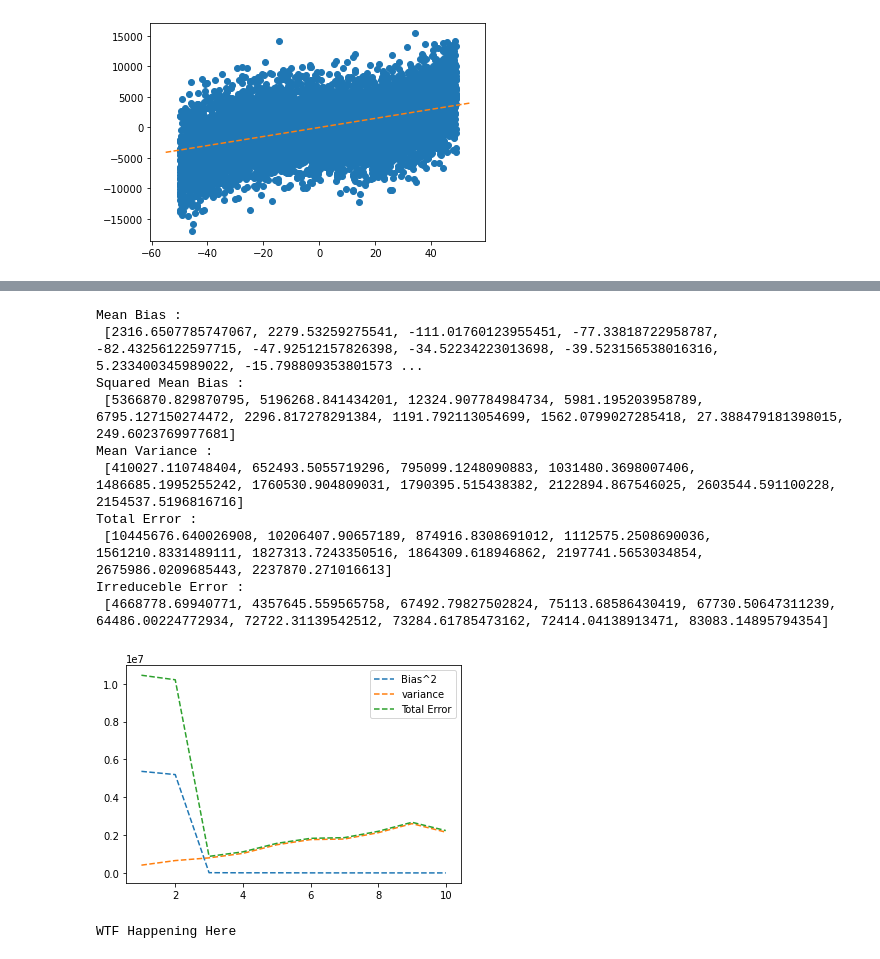
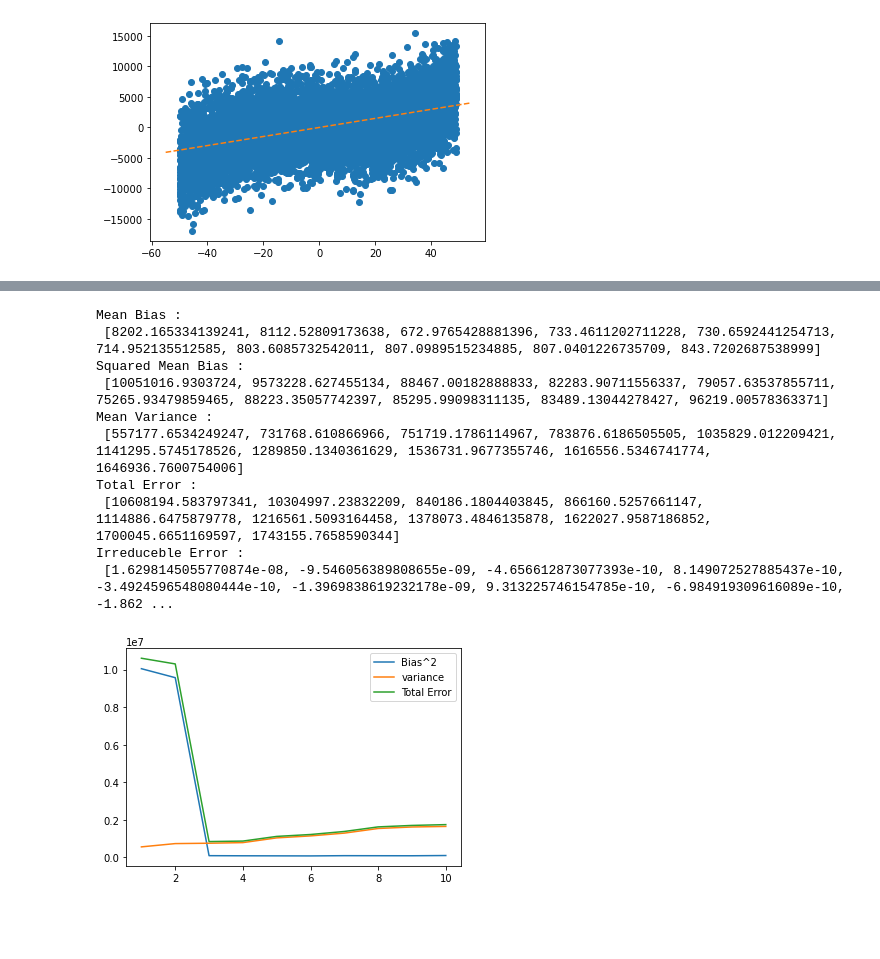
Before and after one commit to Machine-Learning/Linear-Regression, a Jupyter notebook: notebook2.ipynb, the cells around one changed output, grey strips where cells are left out. Drawn from its saved outputs; the diff is of its cells as text; code cells hidden in the pictures; blank space fills up the shorter version.

```diff
--- a/notebook2.ipynb
+++ b/notebook2.ipynb
@@ -86,15 +86,16 @@ y = np.array(temp_y)
 temp_test_x2 = np.array(temp_test_x).reshape(-1,1)
 
 mean_bias = []
+squared_mean_bias = []
 mean_variance = []
 total_polynomials = 10
-data_set = []
 total_error = []
 # irreduceble_error = []
 
 for i in range(1,total_polynomials+1):        # Polynomial loop
     poly_bias = []
     val_mean = 0
+    val_squared_mean = 0
     val_variance = 0
     temp_total_error = 0
     bias = [0 for k in range(1,total_polynomials+1)]
@@ -108,26 +109,27 @@ for i in range(1,total_polynomials+1):        # Polynomial loop
         # plt.plot(temp_test_x2, lin_reg.predict(poly_reg.fit_transform(temp_test_x2)),'o')
         predicted_value = lin_reg.predict(poly_reg.fit_transform(temp_test_x2))
         poly_bias.append(predicted_value)
-        # print('coefficient of determination : ' ,lin_reg.score(X_poly,resampled_y[j]))
-    # below finding bias :
-    for j in range(0,len(temp_test_y)):
+    # finding bias below :
+    for j in range(0,len(poly_bias[0])):
         temp = 0
         for k in range(0,10):
             temp += poly_bias[k][j]
         temp = temp/10
         for k in range(0,10):
-            val_mean +=  ((temp - temp_test_y[j]))
+            val_squared_mean +=  math.pow((temp - temp_test_y[j]),2)
+            val_mean += abs(temp - temp_test_y[j])
     val_mean = val_mean/len(poly_bias[0])
+    val_squared_mean = val_squared_mean/len(poly_bias[0])
     mean_bias.append(val_mean)
+    squared_mean_bias.append(val_squared_mean)
     # variance finding down :
-    data_set.append(poly_bias)
-    for j in range(0,len(temp_test_y)):
+    for j in range(0,len(poly_bias[0])):
         temp = 0
         for k in range(0,10):
             temp += poly_bias[k][j]
         temp = temp/10
         for k in range(0,10):
-            val_variance +=  math.pow((poly_bias[k][j] - temp),2)
+            val_variance +=  math.pow((temp - poly_bias[k][j]),2)
     val_variance = val_variance/len(poly_bias[0])
     mean_variance.append(val_variance)
     # total error below :
@@ -137,7 +139,6 @@ for i in range(1,total_polynomials+1):        # Polynomial loop
     temp_total_error = temp_total_error/len(poly_bias[0])
     total_error.append(temp_total_error)
 
-squared_mean_bias = [ i*i for i in mean_bias]
 irreduceble_error = [(total_error[i] - squared_mean_bias[i] - mean_variance[i]) for i in range(0,total_polynomials)]
 print("\x1b[6;30;46m"+"Mean Bias : " + "\x1b[0m" + "\n",mean_bias)
 print("\x1b[6;30;46m"+"Squared Mean Bias : " + "\x1b[0m" + "\n",squared_mean_bias)
@@ -146,26 +147,22 @@ print("\x1b[6;30;46m"+"Total Error : " + "\x1b[0m" + "\n",total_error)
 print("\x1b[6;30;46m"+"Irreduceble Error : " + "\x1b[0m" + "\n",irreduceble_error)
 # %% [output]
 Mean Bias :
- [2316.6507785747067, 2279.53259275541, -111.01760123955451, -77.33818722958787, -82.43256122597715, -47.92512157826398, -34.52234223013698, -39.523156538016316, 5.233400345989022, -15.798809353801573 ...
+ [8202.165334139241, 8112.52809173638, 672.9765428881396, 733.4611202711228, 730.6592441254713, 714.952135512585, 803.6085732542011, 807.0989515234885, 807.0401226735709, 843.7202687538999]
 Squared Mean Bias :
- [5366870.829870795, 5196268.841434201, 12324.907784984734, 5981.195203958789, 6795.127150274472, 2296.817278291384, 1191.792113054699, 1562.0799027285418, 27.388479181398015, 249.6023769977681]
+ [10051016.9303724, 9573228.627455134, 88467.00182888833, 82283.90711556337, 79057.63537855711, 75265.93479859465, 88223.35057742397, 85295.99098311135, 83489.13044278427, 96219.00578363371]
 Mean Variance :
- [410027.110748404, 652493.5055719296, 795099.1248090883, 1031480.3698007406, 1486685.1995255242, 1760530.904809031, 1790395.515438382, 2122894.867546025, 2603544.591100228, 2154537.5196816716]
+ [557177.6534249247, 731768.610866966, 751719.1786114967, 783876.6186505505, 1035829.012209421, 1141295.5745178526, 1289850.1340361629, 1536731.9677355746, 1616556.5346741774, 1646936.7600754006]
 Total Error :
- [10445676.640026908, 10206407.90657189, 874916.8308691012, 1112575.2508690036, 1561210.8331489111, 1827313.7243350516, 1864309.618946862, 2197741.5653034854, 2675986.0209685443, 2237870.271016613]
+ [10608194.583797341, 10304997.23832209, 840186.1804403845, 866160.5257661147, 1114886.6475879778, 1216561.5093164458, 1378073.4846135878, 1622027.9587186852, 1700045.6651169597, 1743155.7658590344]
 Irreduceble Error :
- [4668778.69940771, 4357645.559565758, 67492.79827502824, 75113.68586430419, 67730.50647311239, 64486.00224772934, 72722.31139542512, 73284.61785473162, 72414.04138913471, 83083.14895794354]
+ [1.6298145055770874e-08, -9.546056389808655e-09, -4.656612873077393e-10, 8.149072527885437e-10, -3.4924596548080444e-10, -1.3969838619232178e-09, 9.313225746154785e-10, -6.984919309616089e-10, -1.862 ...
 # %%
-plt.plot([i for i in range(1,total_polynomials + 1)],squared_mean_bias,'--',label='Bias^2')
-plt.plot([i for i in range(1,total_polynomials + 1)],mean_variance,'--',label='variance')
-plt.plot([i for i in range(1,total_polynomials + 1)],total_error,'--',label='Total Error')
+plt.plot([i for i in range(1,total_polynomials + 1)],squared_mean_bias,label='Bias^2')
+plt.plot([i for i in range(1,total_polynomials + 1)],mean_variance,label='variance')
+plt.plot([i for i in range(1,total_polynomials + 1)],total_error,label='Total Error')
 plt.legend()
 # plt.plot(temp_test_x2, lin_reg.predict(poly_reg.fit_transform(temp_test_x2)),'o', color='red')
 # abline(reg.coef_,reg.intercept_)
 plt.show()
 # %% [output]
-[figure, old version]
+[figure, new version]
-# %%
-print("Still not fully convinced !!")
-# %% [output]
-WTF Happening Here
```
Also changed, not shown: parts of 1 cell of this notebook.
